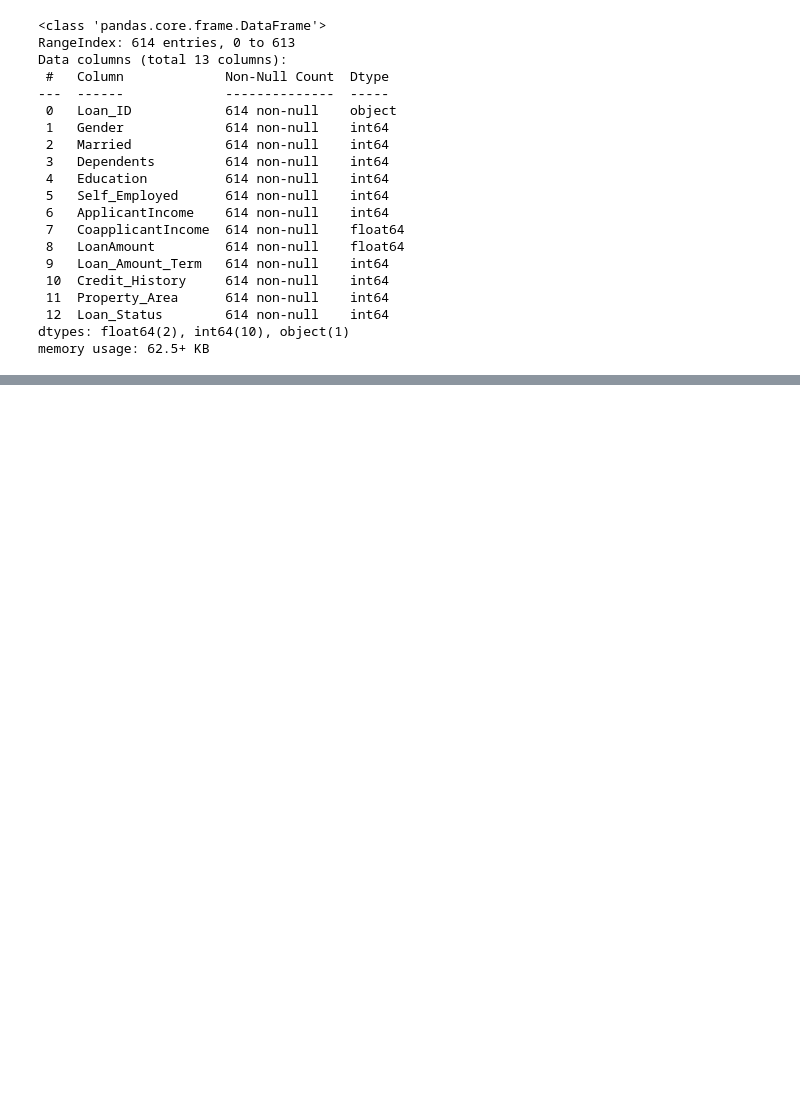
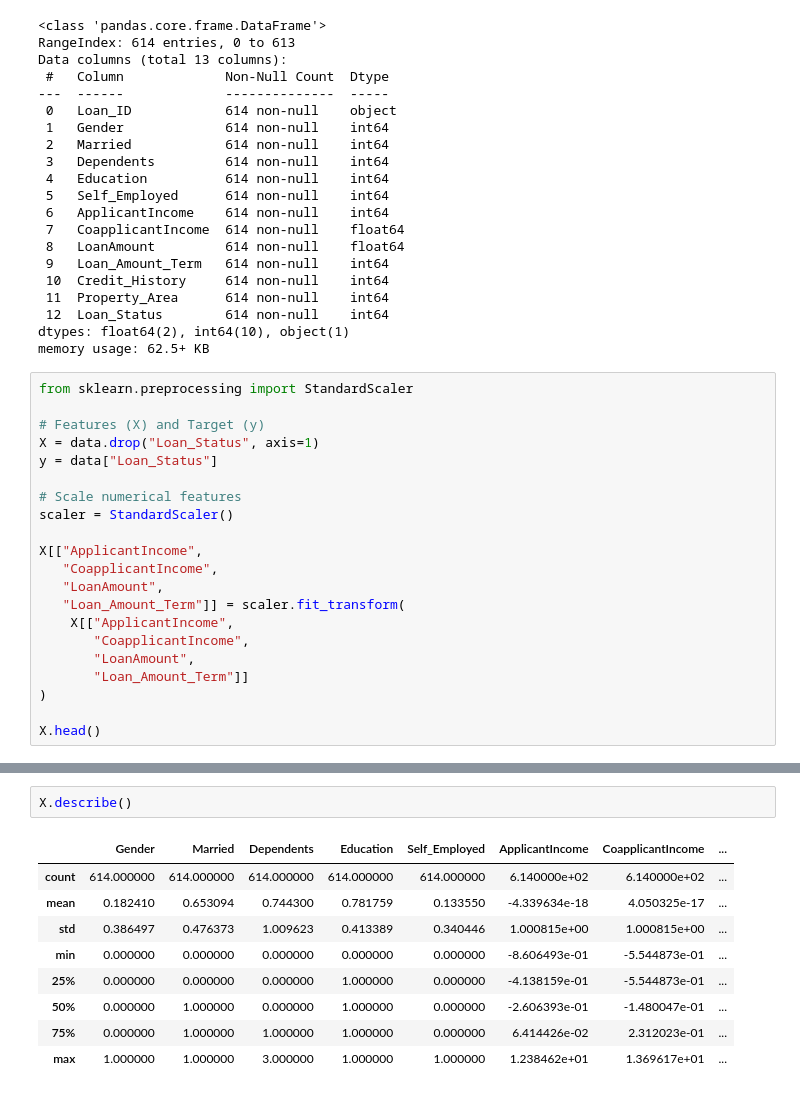
Before and after one commit to Deepakpakalapati30/Smart-Lender, a Jupyter notebook: loan_prediction.ipynb, the cells around one changed output, grey strips where cells are left out. Cells and saved outputs as stored; diff of their text form; blank space fills up the shorter version.

Commit message:
Completed scaling the data

```diff
--- a/loan_prediction.ipynb
+++ b/loan_prediction.ipynb
@@ -421,3 +421,24 @@ Data columns (total 13 columns):
  12  Loan_Status        614 non-null    int64
 dtypes: float64(2), int64(10), object(1)
 memory usage: 62.5+ KB
+# %%
+from sklearn.preprocessing import StandardScaler
+
+# Features (X) and Target (y)
+X = data.drop("Loan_Status", axis=1)
+y = data["Loan_Status"]
+
+# Scale numerical features
+scaler = StandardScaler()
+
+X[["ApplicantIncome",
+   "CoapplicantIncome",
+   "LoanAmount",
+   "Loan_Amount_Term"]] = scaler.fit_transform(
+    X[["ApplicantIncome",
+       "CoapplicantIncome",
+       "LoanAmount",
+       "Loan_Amount_Term"]]
+)
+
+X.head()
@@ -423,0 +452,12 @@ memory usage: 62.5+ KB
+# %%
+X.describe()
+# %% [output]
+|  | Gender | Married | Dependents | Education | Self_Employed | ApplicantIncome | CoapplicantIncome | ... |
+| count | 614.000000 | 614.000000 | 614.000000 | 614.000000 | 614.000000 | 6.140000e+02 | 6.140000e+02 | ... |
+| mean | 0.182410 | 0.653094 | 0.744300 | 0.781759 | 0.133550 | -4.339634e-18 | 4.050325e-17 | ... |
+| std | 0.386497 | 0.476373 | 1.009623 | 0.413389 | 0.340446 | 1.000815e+00 | 1.000815e+00 | ... |
+| min | 0.000000 | 0.000000 | 0.000000 | 0.000000 | 0.000000 | -8.606493e-01 | -5.544873e-01 | ... |
+| 25% | 0.000000 | 0.000000 | 0.000000 | 1.000000 | 0.000000 | -4.138159e-01 | -5.544873e-01 | ... |
+| 50% | 0.000000 | 1.000000 | 0.000000 | 1.000000 | 0.000000 | -2.606393e-01 | -1.480047e-01 | ... |
+| 75% | 0.000000 | 1.000000 | 1.000000 | 1.000000 | 0.000000 | 6.414426e-02 | 2.312023e-01 | ... |
+| max | 1.000000 | 1.000000 | 3.000000 | 1.000000 | 1.000000 | 1.238462e+01 | 1.369617e+01 | ... |
```
Also changed, not shown: parts of 1 cell of this notebook.
